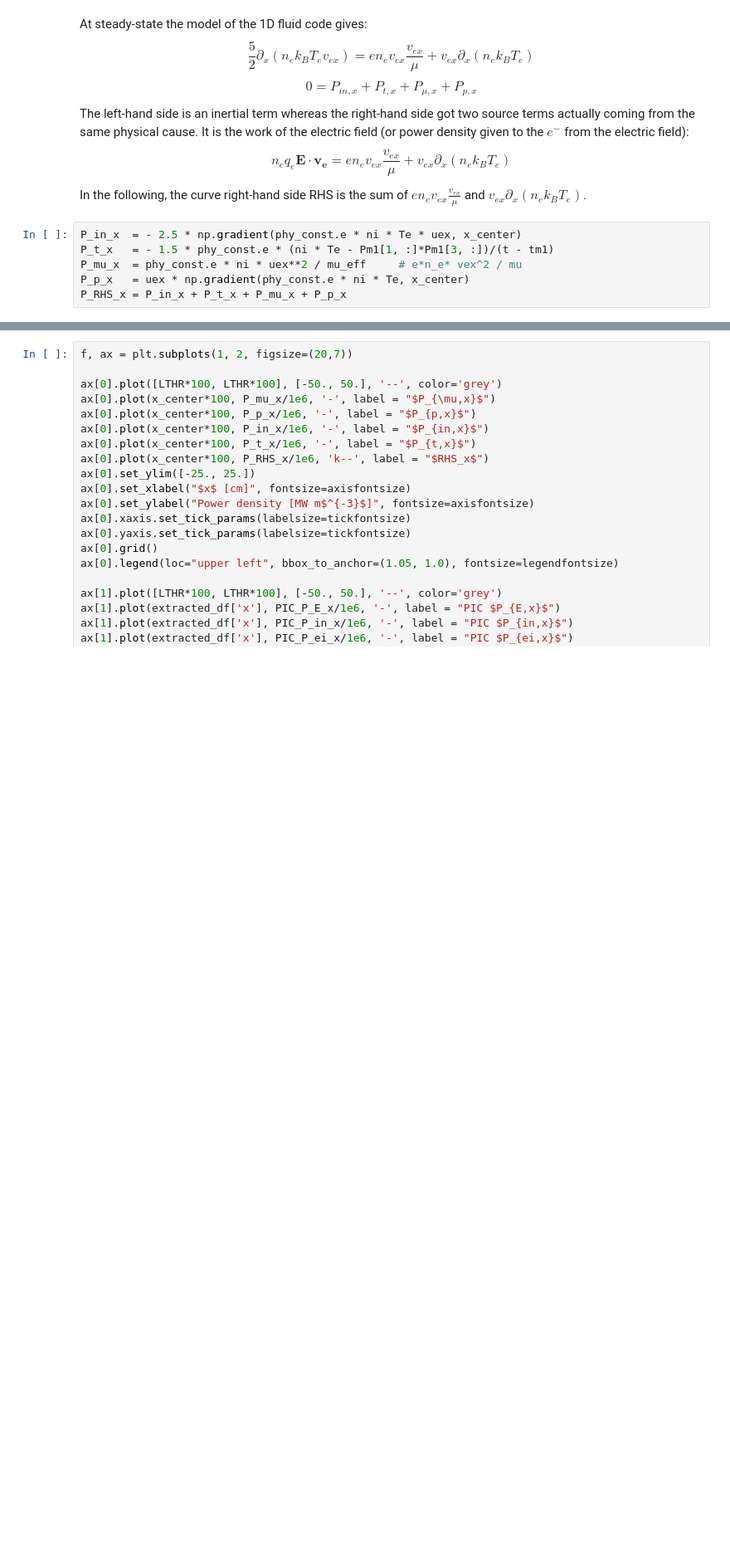
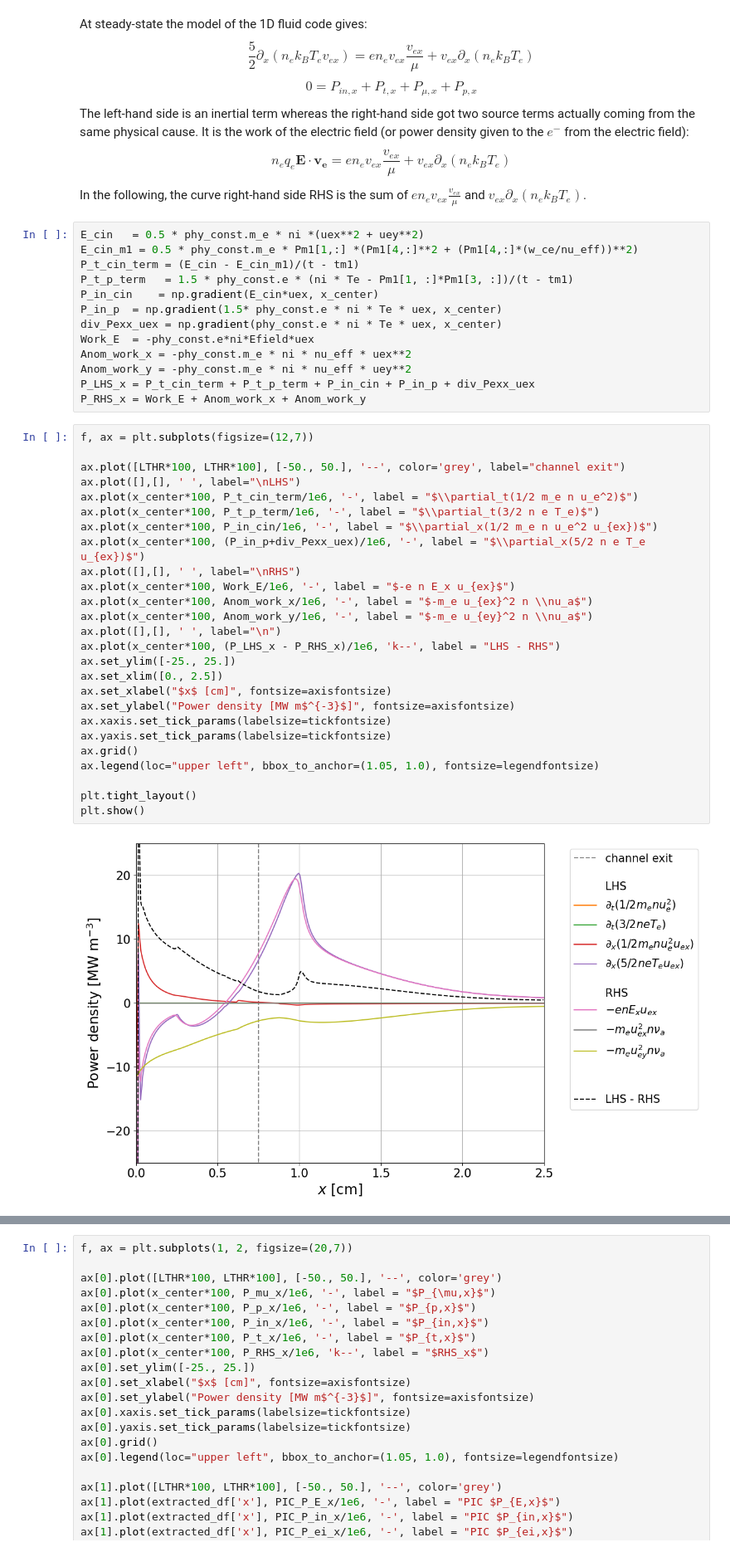
Before and after one commit to federicopetronio/FLHET1D, a Jupyter notebook: plots_comparison_PIC.ipynb, the cells around one changed output, grey strips where cells are left out. Shown at 83% size. Drawn from its saved outputs; the diff is of its cells as text; blank space fills up the shorter version.

```diff
--- a/plots_comparison_PIC.ipynb
+++ b/plots_comparison_PIC.ipynb
@@ -270,8 +298,43 @@ n_e q_e \mathbf{E} \cdot \mathbf{v_e} = e n_e v_{ex} \frac{v_{ex}}{\mu} + v_{ex}
 $$
 In the following, the curve right-hand side RHS is the sum of $e n_e v_{ex} \frac{v_{ex}}{\mu}$ and $v_{ex} \partial_x (n_e k_B T_e)$.
 # %%
-P_in_x  = - 2.5 * np.gradient(phy_const.e * ni * Te * uex, x_center)
-P_t_x   = - 1.5 * phy_const.e * (ni * Te - Pm1[1, :]*Pm1[3, :])/(t - tm1)
-P_mu_x  = phy_const.e * ni * uex**2 / mu_eff     # e*n_e* vex^2 / mu
-P_p_x   = uex * np.gradient(phy_const.e * ni * Te, x_center)
-P_RHS_x = P_in_x + P_t_x + P_mu_x + P_p_x
+E_cin   = 0.5 * phy_const.m_e * ni *(uex**2 + uey**2)
+E_cin_m1 = 0.5 * phy_const.m_e * Pm1[1,:] *(Pm1[4,:]**2 + (Pm1[4,:]*(w_ce/nu_eff))**2)
+P_t_cin_term = (E_cin - E_cin_m1)/(t - tm1)
+P_t_p_term   = 1.5 * phy_const.e * (ni * Te - Pm1[1, :]*Pm1[3, :])/(t - tm1)
+P_in_cin    = np.gradient(E_cin*uex, x_center)
+P_in_p  = np.gradient(1.5* phy_const.e * ni * Te * uex, x_center)
+div_Pexx_uex = np.gradient(phy_const.e * ni * Te * uex, x_center)
+Work_E  = -phy_const.e*ni*Efield*uex
+Anom_work_x = -phy_const.m_e * ni * nu_eff * uex**2
+Anom_work_y = -phy_const.m_e * ni * nu_eff * uey**2
+P_LHS_x = P_t_cin_term + P_t_p_term + P_in_cin + P_in_p + div_Pexx_uex
+P_RHS_x = Work_E + Anom_work_x + Anom_work_y
+# %%
+f, ax = plt.subplots(figsize=(12,7))
+
+ax.plot([LTHR*100, LTHR*100], [-50., 50.], '--', color='grey', label="channel exit")
+ax.plot([],[], ' ', label="\nLHS")
+ax.plot(x_center*100, P_t_cin_term/1e6, '-', label = "$\\partial_t(1/2 m_e n u_e^2)$")
+ax.plot(x_center*100, P_t_p_term/1e6, '-', label = "$\\partial_t(3/2 n e T_e)$")
+ax.plot(x_center*100, P_in_cin/1e6, '-', label = "$\\partial_x(1/2 m_e n u_e^2 u_{ex})$")
+ax.plot(x_center*100, (P_in_p+div_Pexx_uex)/1e6, '-', label = "$\\partial_x(5/2 n e T_e u_{ex})$")
+ax.plot([],[], ' ', label="\nRHS")
+ax.plot(x_center*100, Work_E/1e6, '-', label = "$-e n E_x u_{ex}$")
+ax.plot(x_center*100, Anom_work_x/1e6, '-', label = "$-m_e u_{ex}^2 n \\nu_a$")
+ax.plot(x_center*100, Anom_work_y/1e6, '-', label = "$-m_e u_{ey}^2 n \\nu_a$")
+ax.plot([],[], ' ', label="\n")
+ax.plot(x_center*100, (P_LHS_x - P_RHS_x)/1e6, 'k--', label = "LHS - RHS")
+ax.set_ylim([-25., 25.])
+ax.set_xlim([0., 2.5])
+ax.set_xlabel("$x$ [cm]", fontsize=axisfontsize)
+ax.set_ylabel("Power density [MW m$^{-3}$]", fontsize=axisfontsize)
+ax.xaxis.set_tick_params(labelsize=tickfontsize)
+ax.yaxis.set_tick_params(labelsize=tickfontsize)
+ax.grid()
+ax.legend(loc="upper left", bbox_to_anchor=(1.05, 1.0), fontsize=legendfontsize)
+
+plt.tight_layout()
+plt.show()
+# %% [output]
+[figure, added]
```
Also changed, not shown: parts of 11 cells of this notebook, 2 other files.
